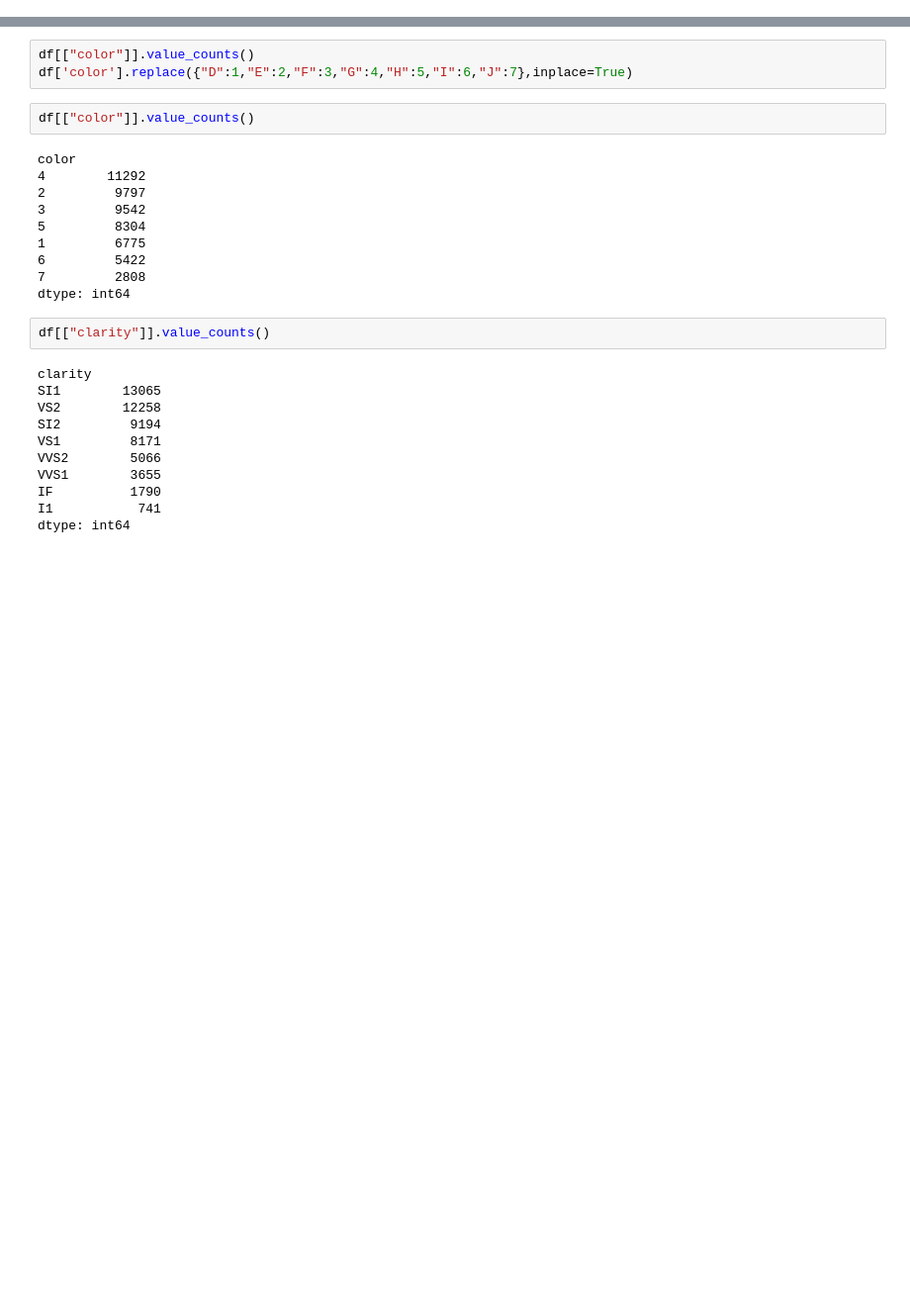
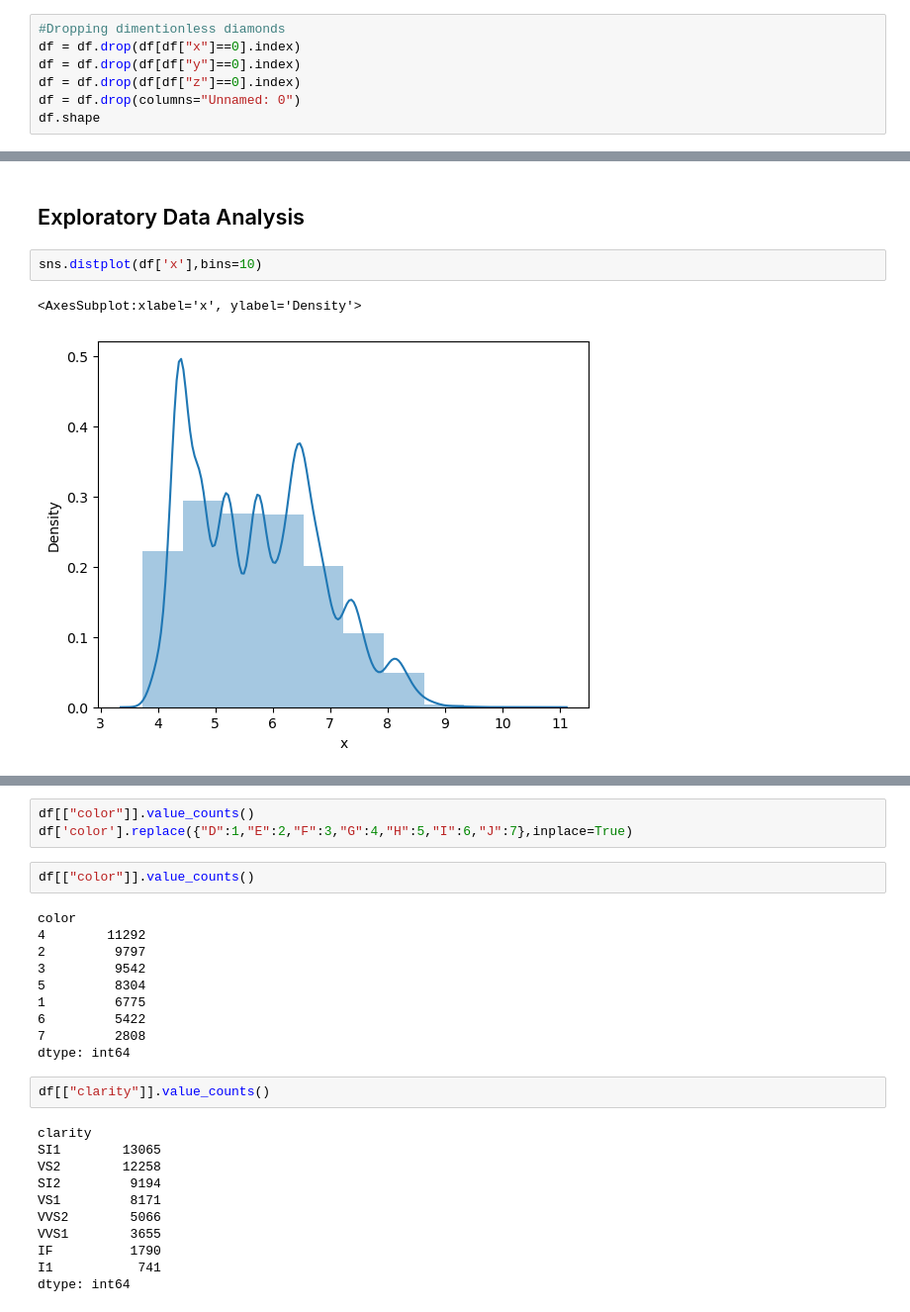
Before and after one commit to JivitteshS/Projects, a Jupyter notebook: Diamon Price Prediction/Price Prediction - Diamond.ipynb, the cells around one changed output, grey strips where cells are left out. Shown at 99% size. Saved outputs shown, nothing was run; the diff lists cells and outputs as text; blank space fills up the shorter version.

```diff
--- a/Diamon Price Prediction/Price Prediction - Diamond.ipynb
+++ b/Diamon Price Prediction/Price Prediction - Diamond.ipynb
@@ -25,0 +52,7 @@ y=df["price"]
+# %%
+#Dropping dimentionless diamonds
+df = df.drop(df[df["x"]==0].index)
+df = df.drop(df[df["y"]==0].index)
+df = df.drop(df[df["z"]==0].index)
+df = df.drop(columns="Unnamed: 0")
+df.shape
@@ -25,0 +104,7 @@ y=df["price"]
+# %% [markdown]
+## Exploratory Data Analysis
+# %%
+sns.distplot(df['x'],bins=10)
+# %% [output]
+<AxesSubplot:xlabel='x', ylabel='Density'>
+[figure, added]
```
Also changed, not shown: parts of 24 cells of this notebook.
